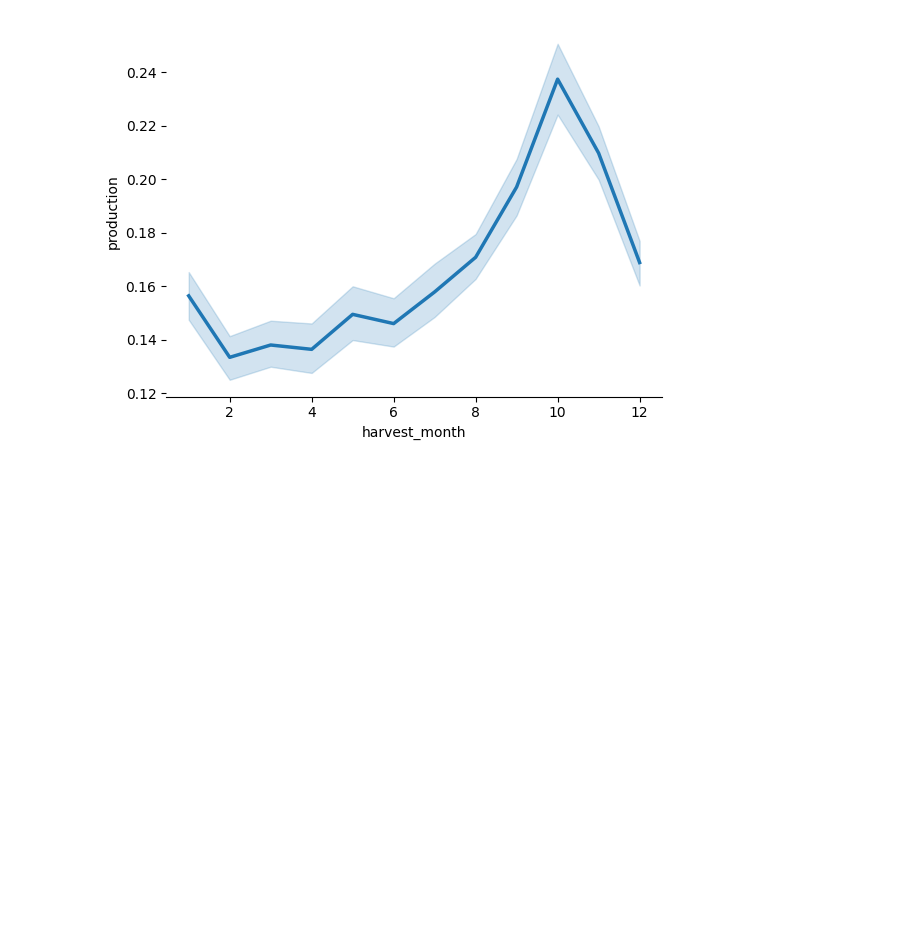
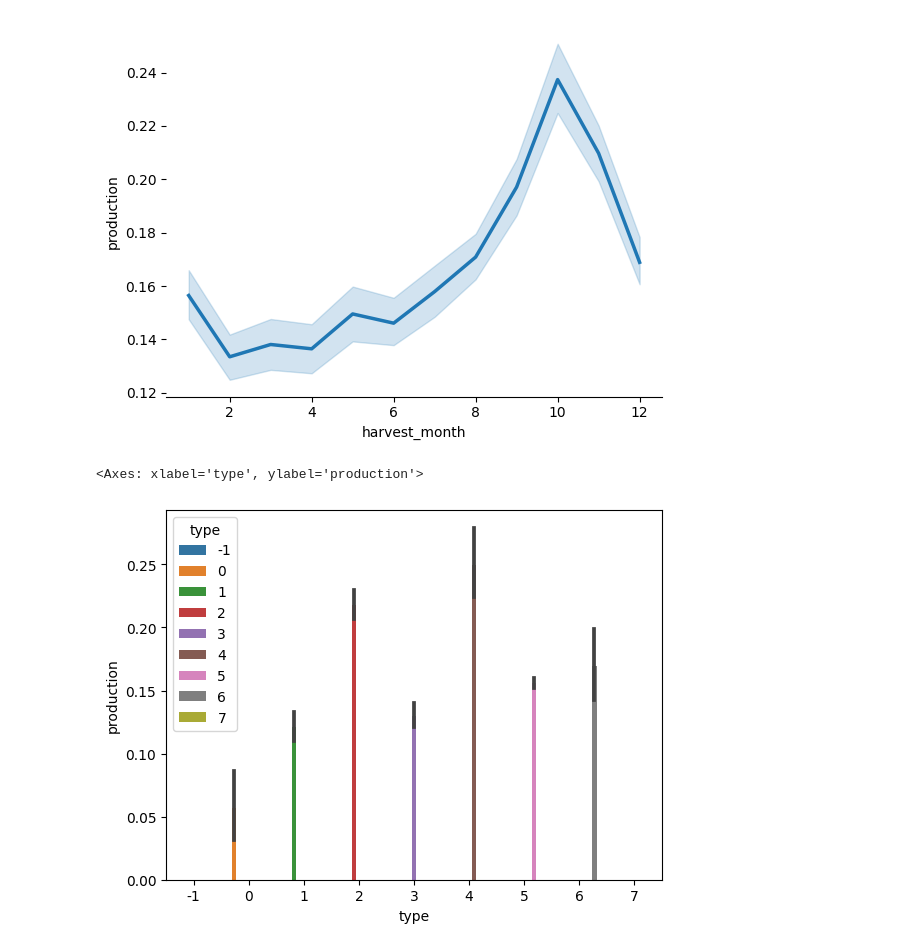
Before and after one commit to LordTsuki/Portifolio, a Jupyter notebook: Python/Oleo_Palma/oleo.ipynb, the cells around one changed output. Drawn from its saved outputs; the diff is of its cells as text; code cells hidden in the pictures; blank space fills up the shorter version.

```diff
--- a/Python/Oleo_Palma/oleo.ipynb
+++ b/Python/Oleo_Palma/oleo.ipynb
@@ -67,3 +70,8 @@ sns.lineplot(x='harvest_month', y='production', data=ds_all, palette="tab10", li
 sns.despine(left=True)
 # %% [output]
 [figure]
+# %%
+sns.barplot(x='type', y='production', hue='type', data=ds_all)
+# %% [output]
+<Axes: xlabel='type', ylabel='production'>
+[figure, added]
```
Also changed, not shown: parts of 115 cells of this notebook, 3 other files.
